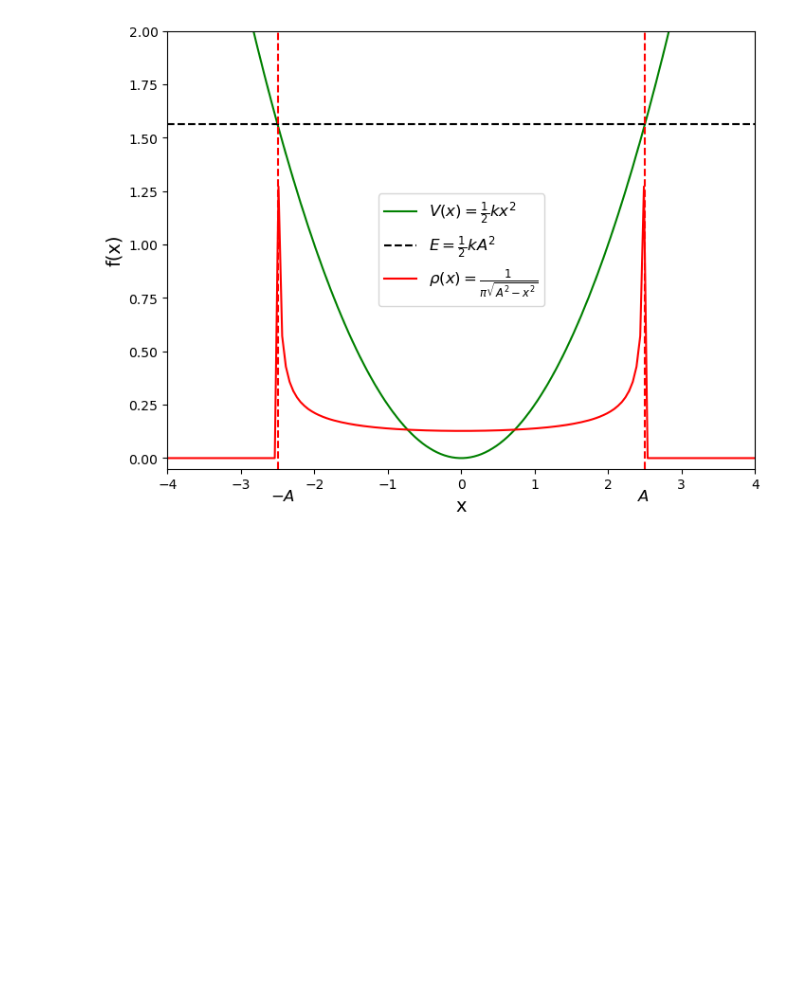
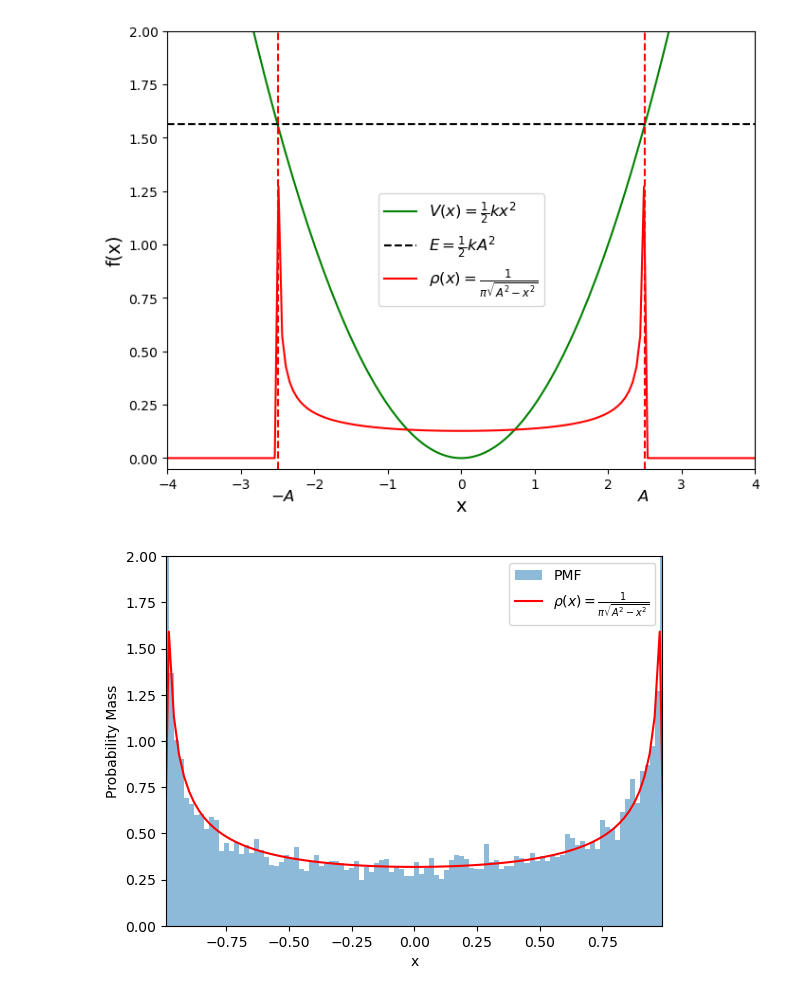
Before and after one commit to gcalbertini/quantum_mechanics, a Jupyter notebook: chapters/graphs_ch1/visuals.ipynb, the cells around one changed output. Cells and saved outputs as stored; diff of their text form; code cells hidden in the pictures; blank space fills up the shorter version.

```diff
--- a/chapters/graphs_ch1/visuals.ipynb
+++ b/chapters/graphs_ch1/visuals.ipynb
@@ -46,3 +46,43 @@ plt.savefig('1_11_1.png')
 plt.show()
 # %% [output]
 [figure]
+# %%
+import random
+import numpy as np
+import matplotlib.pyplot as plt
+
+
+# Set A = 1, w = 1 and generate 10,000 random samples of x(t)
+A = 1
+w = 1
+
+# Define x(t)
+def x(t):
+    return np.cos(w*t)
+
+# Define ρ(x)
+def rho(x):
+    return np.where((x > -A) & (x < A), 1/(np.pi*np.sqrt(A**2-x**2)), 0)
+
+
+snapshots = [x(np.pi*random.uniform(-1, 1)) for j in range(10000)]
+
+# Plot histogram of samples with PDF
+fig, ax = plt.subplots()
+ax.hist(snapshots, bins=100, density=True, label='PMF', alpha=0.5)
+
+# Plot ρ(x) on top of histogram
+x_vals = np.linspace(-1, 1, 100)
+y_vals = rho(x_vals)
+ax.plot(x_vals, y_vals, label=r'$\rho(x)=\frac{1}{\pi \sqrt{A^2-x^2}}$', c='r')
+
+# Add labels and legend
+ax.set_xlabel('x')
+ax.set_xlim([-.99,.99])
+ax.set_ylim([0,2])
+ax.set_ylabel('Probability Mass')
+ax.legend()
+plt.savefig('1_13_1.png')
+plt.show()
+# %% [output]
+[figure, added]
```
Also changed, not shown: 3 other files.
